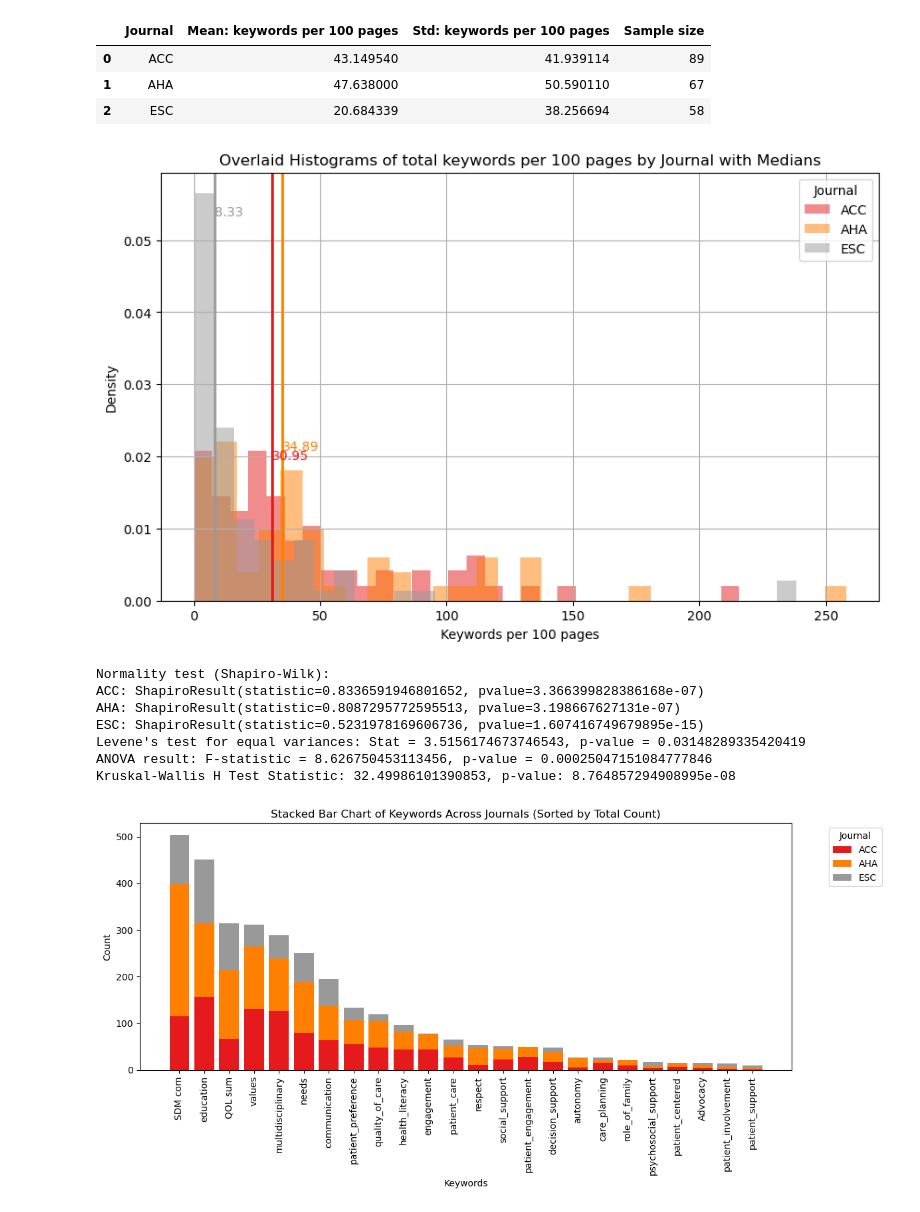
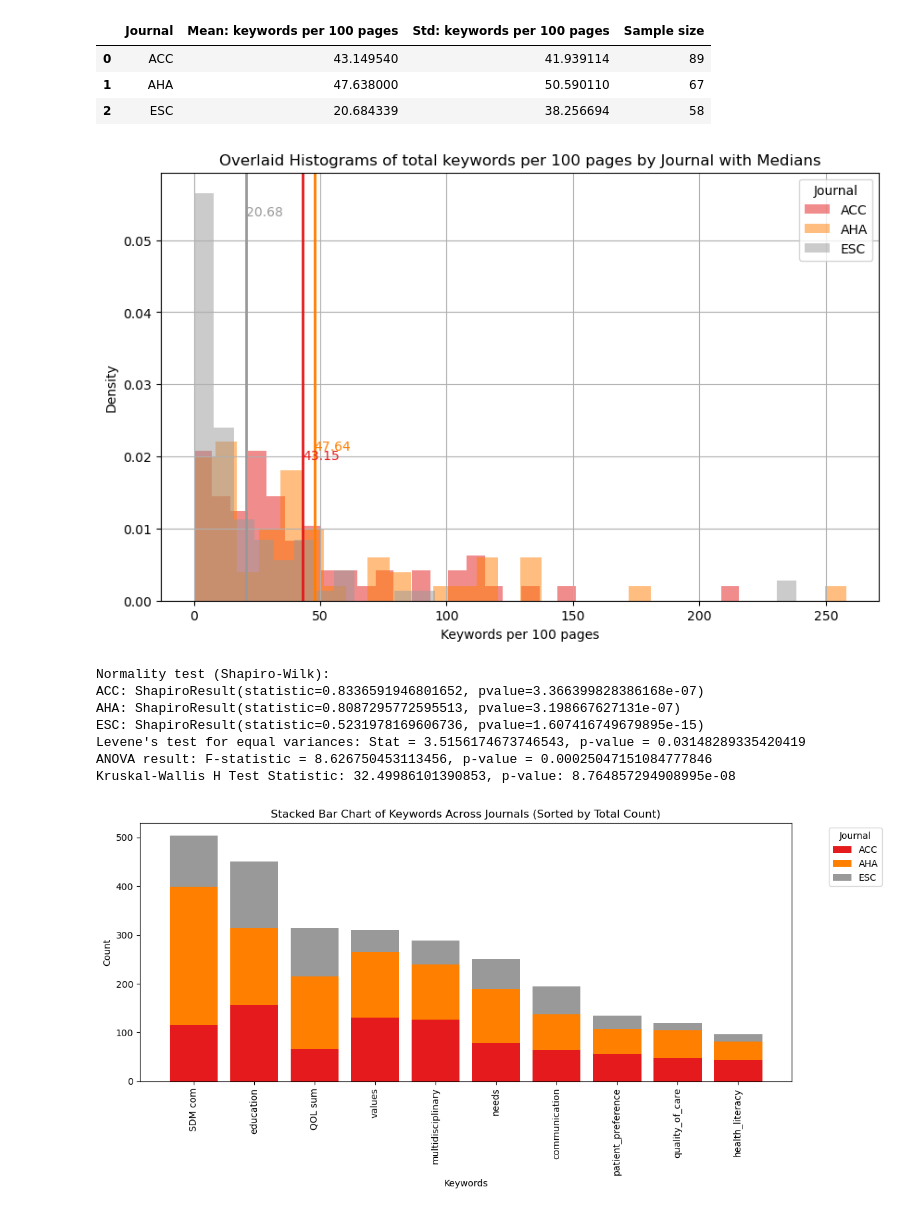
Before and after one commit to Louphi/Med-Journal-ANOVA, a Jupyter notebook: analysis.ipynb, the cells around one changed output. Drawn from its saved outputs; the diff is of its cells as text; code cells hidden in the pictures.

Commit message:
[UPDATE] - Updte graphs

```diff
--- a/analysis.ipynb
+++ b/analysis.ipynb
@@ -56,21 +56,21 @@ for i, journal in enumerate(journals):
     plt.hist(subset['keywords per 100 pages'], bins=bins, alpha=0.5, label=journal, density=True, color=colors(i))
 
     # Plot the median for the current journal (full line with matching color)
-    median_value = subset['keywords per 100 pages'].median()
-    plt.axvline(median_value, color=colors(i), linestyle='-', linewidth=2)  # Full line, no label
+    mean_value = subset['keywords per 100 pages'].mean()
+    plt.axvline(mean_value, color=colors(i), linestyle='-', linewidth=2)  # Full line, no label
 
     # Add text for the median value
-    plt.text(median_value, plt.ylim()[1]*0.9, f'{median_value:.2f}', color=colors(i), fontsize=10)
+    plt.text(mean_value, plt.ylim()[1]*0.9, f'{mean_value:.2f}', color=colors(i), fontsize=10)
 
 # Add labels and title
 plt.xlabel('Keywords per 100 pages')
 plt.ylabel('Density')
-plt.title('Overlaid Histograms of total keywords per 100 pages by Journal with Medians')
+plt.title('Overlaid Histograms of total keywords per 100 pages by Journal with Means')
 plt.legend(title='Journal')
 plt.grid(True)
 plt.show()
 # %% [output]
-[figure, old version]
+[figure, new version]
 # %%
 # Group data by journal
 acc = data[data['Journal'] == 'ACC']['keywords per 100 pages']
@@ -111,31 +111,34 @@ keyword_columns = data.columns[4:-3]
 # Create a new grouped data where each keyword has a stacked bar for each journal
 transposed_data = data.groupby('Journal')[keyword_columns].sum().T
 
 # Sum the total values for each keyword across all journals and sort by descending order
 keyword_totals = transposed_data.sum(axis=1).sort_values(ascending=False)
 
 # Reorder the transposed data based on the sorted keywords
 transposed_data_sorted = transposed_data.loc[keyword_totals.index]
+
+# Keep only the top 10 keywords
+transposed_data_sorted = transposed_data_sorted.head(10)
 
 # Create the stacked bar chart with sorted keywords
 fig, ax = plt.subplots(figsize=(12, 6))
 
 # Create the bar plot for each journal and stack the bars
 for i, journal in enumerate(journals):
     ax.bar(transposed_data_sorted.index, transposed_data_sorted[journal],
            bottom=transposed_data_sorted.iloc[:, :i].sum(axis=1), label=journal, color=colors(i))
 
 # Add labels and title
 ax.set_xlabel('Keywords')
 ax.set_ylabel('Count')
 ax.set_title('Stacked Bar Chart of Keywords Across Journals (Sorted by Total Count)')
 ax.legend(title='Journal', bbox_to_anchor=(1.05, 1), loc='upper left')
 
 # Rotate x-axis labels for readability
 plt.xticks(rotation=90)
 
 # Show the plot
 plt.tight_layout()
 plt.show()
 # %% [output]
-[figure, old version]
+[figure, new version]
```
